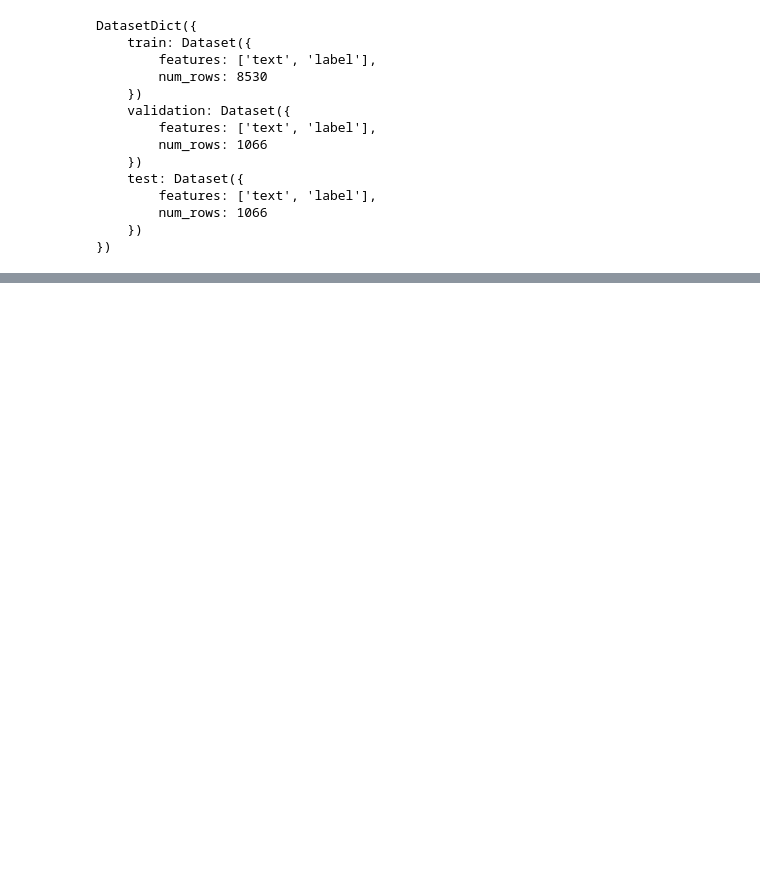
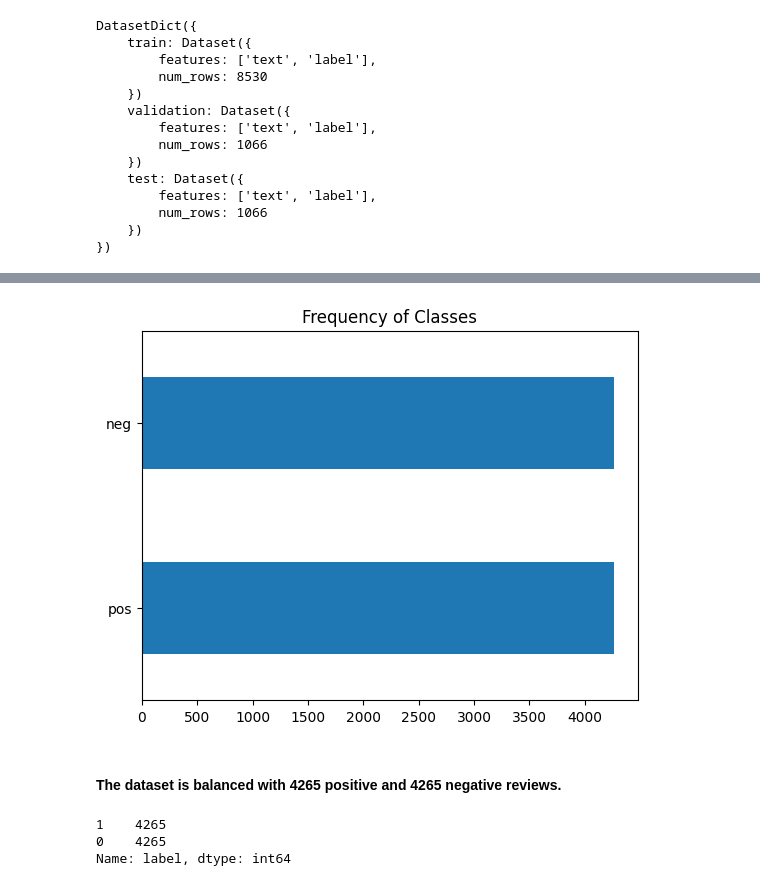
Before and after one commit to PiyushBhadauriya26/movie-review-analysis, a Jupyter notebook: EDA.ipynb, the cells around one changed output, grey strips where cells are left out. Saved outputs shown, nothing was run; the diff lists cells and outputs as text; code cells hidden in the pictures; blank space fills up the shorter version.

```diff
--- a/EDA.ipynb
+++ b/EDA.ipynb
@@ -26,0 +46,6 @@ DatasetDict({
+# %%
+import pandas as pd
+
+dataset.set_format(type="pandas")
+df = dataset["train"][:]
+df.head()
@@ -43,0 +82,17 @@ dtype: object
+# %%
+import matplotlib.pyplot as plt
+
+df["label_name"].value_counts(ascending=True).plot.barh()
+plt.title("Frequency of Classes")
+plt.show()
+# %% [output]
+[figure, added]
+# %% [markdown]
+#### The dataset is balanced with 4265 positive and 4265 negative reviews.
+# %%
+# Check for label count
+df["label"].value_counts()
+# %% [output]
+1    4265
+0    4265
+Name: label, dtype: int64
```
Also changed, not shown: parts of 23 cells of this notebook, 3 other files.
